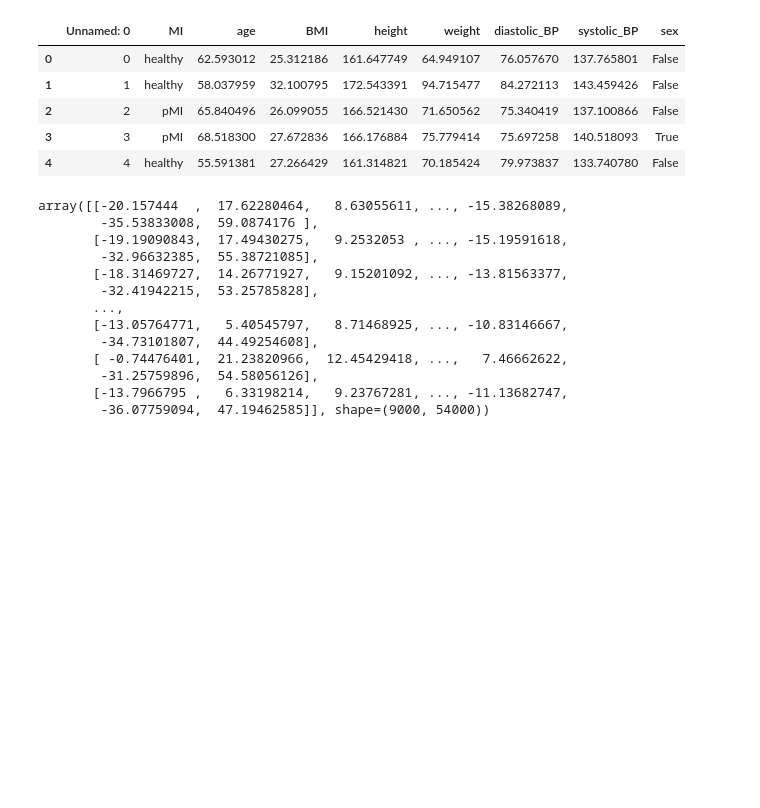
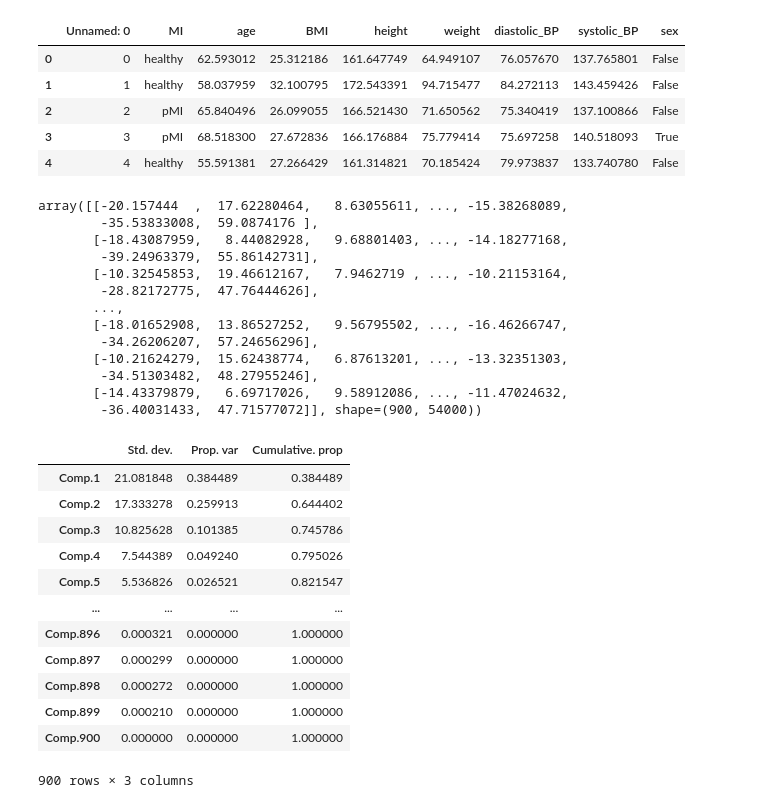
Before and after one commit to emilynurden/myocardial-infarction-predictions, a Jupyter notebook: notebooks:/Dim_reduction.ipynb, the cells around one changed output. Drawn from its saved outputs; the diff is of its cells as text; code cells hidden in the pictures; blank space fills up the shorter version.

```diff
--- a/notebooks:/Dim_reduction.ipynb
+++ b/notebooks:/Dim_reduction.ipynb
@@ -28,7 +30,7 @@ mixed_demographics.head()
 #read in cloud data
 
 #intialise an empty matrix
-data_matrix = np.empty((10*900,3*18000))
+data_matrix = np.empty((900,3*18000))
 i = 0
 
 #we want to go through each ".npy" file in order
@@ -37,27 +39,27 @@ for file in natsorted(glob.glob("../data:/training_data/mixed_samples/*.npy")):
     #make each file in sequence the next row of a matrix
     current_geometry = np.load(file)
 
-    for j in range(0,10):
+    #for j in range(0,10):
 
-        #fill the current row of the matrix
-        data_matrix[i] = current_geometry[j,:,0:3].flatten()
+    #fill the current row of the matrix
+    data_matrix[i] = current_geometry[0,:,0:3].flatten()
 
-        #move to next row of the matrix
-        i = i + 1
+    #move to next row of the matrix
+    i = i + 1
 # %%
 #displaying this data matrix
 data_matrix
 # %% [output]
 array([[-20.157444  ,  17.62280464,   8.63055611, ..., -15.38268089,
         -35.53833008,  59.0874176 ],
-       [-19.19090843,  17.49430275,   9.2532053 , ..., -15.19591618,
-        -32.96632385,  55.38721085],
-       [-18.31469727,  14.26771927,   9.15201092, ..., -13.81563377,
-        -32.41942215,  53.25785828],
+       [-18.43087959,   8.44082928,   9.68801403, ..., -14.18277168,
+        -39.24963379,  55.86142731],
+       [-10.32545853,  19.46612167,   7.9462719 , ..., -10.21153164,
+        -28.82172775,  47.76444626],
        ...,
-       [-13.05764771,   5.40545797,   8.71468925, ..., -10.83146667,
-        -34.73101807,  44.49254608],
-       [ -0.74476401,  21.23820966,  12.45429418, ...,   7.46662622,
-        -31.25759896,  54.58056126],
-       [-13.7966795 ,   6.33198214,   9.23767281, ..., -11.13682747,
-        -36.07759094,  47.19462585]], shape=(9000, 54000))
+       [-18.01652908,  13.86527252,   9.56795502, ..., -16.46266747,
+        -34.26206207,  57.24656296],
+       [-10.21624279,  15.62438774,   6.87613201, ..., -13.32351303,
+        -34.51303482,  48.27955246],
+       [-14.43379879,   6.69717026,   9.58912086, ..., -11.47024632,
+        -36.40031433,  47.71577072]], shape=(900, 54000))
@@ -63,0 +80,23 @@ array([[-20.157444  ,  17.62280464,   8.63055611, ..., -15.38268089,
+# %%
+#create tables for the summary of PCA
+summary = pd.DataFrame({
+    "Std. dev.": sd,
+    "Prop. var": prop_explained,
+    "Cumulative. prop": cumulative_explained
+}, index=[f"Comp.{i + 1}" for i in range(len(sd))]).round(6)
+
+summary
+# %% [output]
+|  | Std. dev. | Prop. var | Cumulative. prop |
+| Comp.1 | 21.081848 | 0.384489 | 0.384489 |
+| Comp.2 | 17.333278 | 0.259913 | 0.644402 |
+| Comp.3 | 10.825628 | 0.101385 | 0.745786 |
+| Comp.4 | 7.544389 | 0.049240 | 0.795026 |
+| Comp.5 | 5.536826 | 0.026521 | 0.821547 |
+| ... | ... | ... | ... |
+| Comp.896 | 0.000321 | 0.000000 | 1.000000 |
+| Comp.897 | 0.000299 | 0.000000 | 1.000000 |
+| Comp.898 | 0.000272 | 0.000000 | 1.000000 |
+| Comp.899 | 0.000210 | 0.000000 | 1.000000 |
+| Comp.900 | 0.000000 | 0.000000 | 1.000000 |
+900 rows × 3 columns
```
Also changed, not shown: parts of 10 cells of this notebook.
